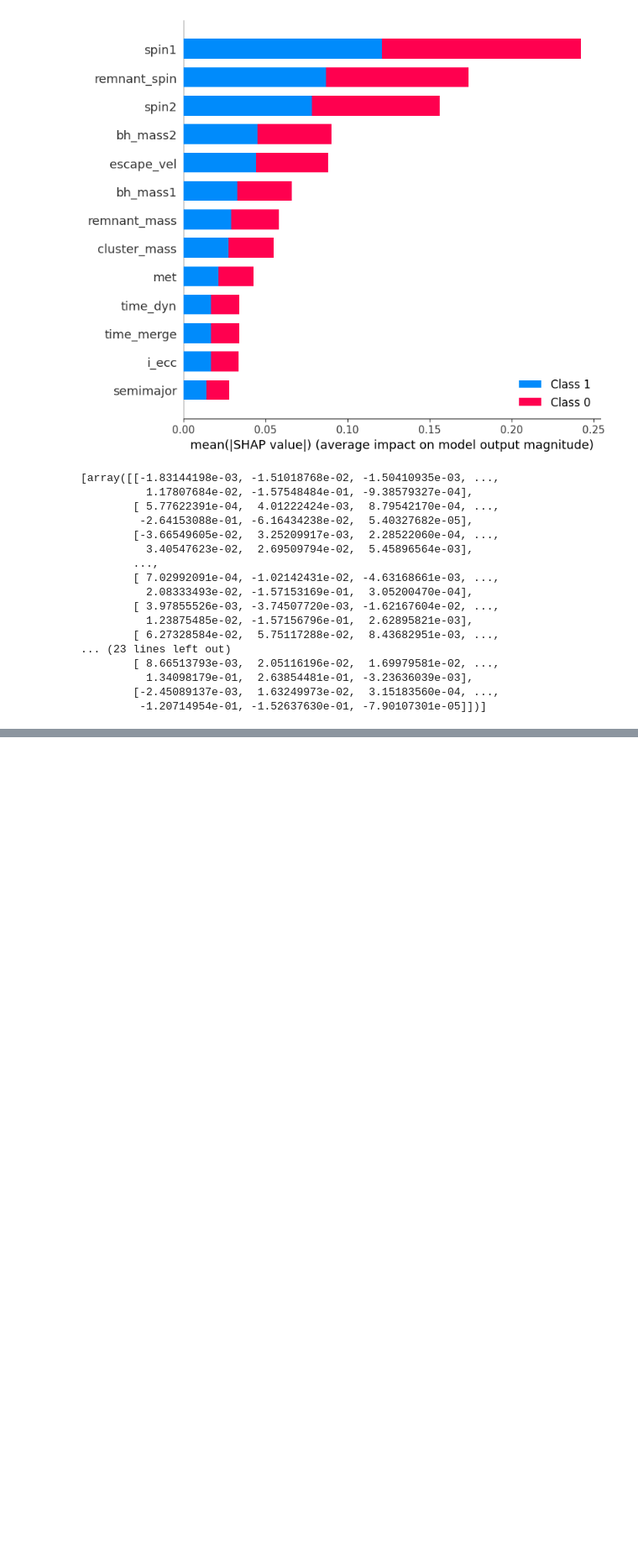
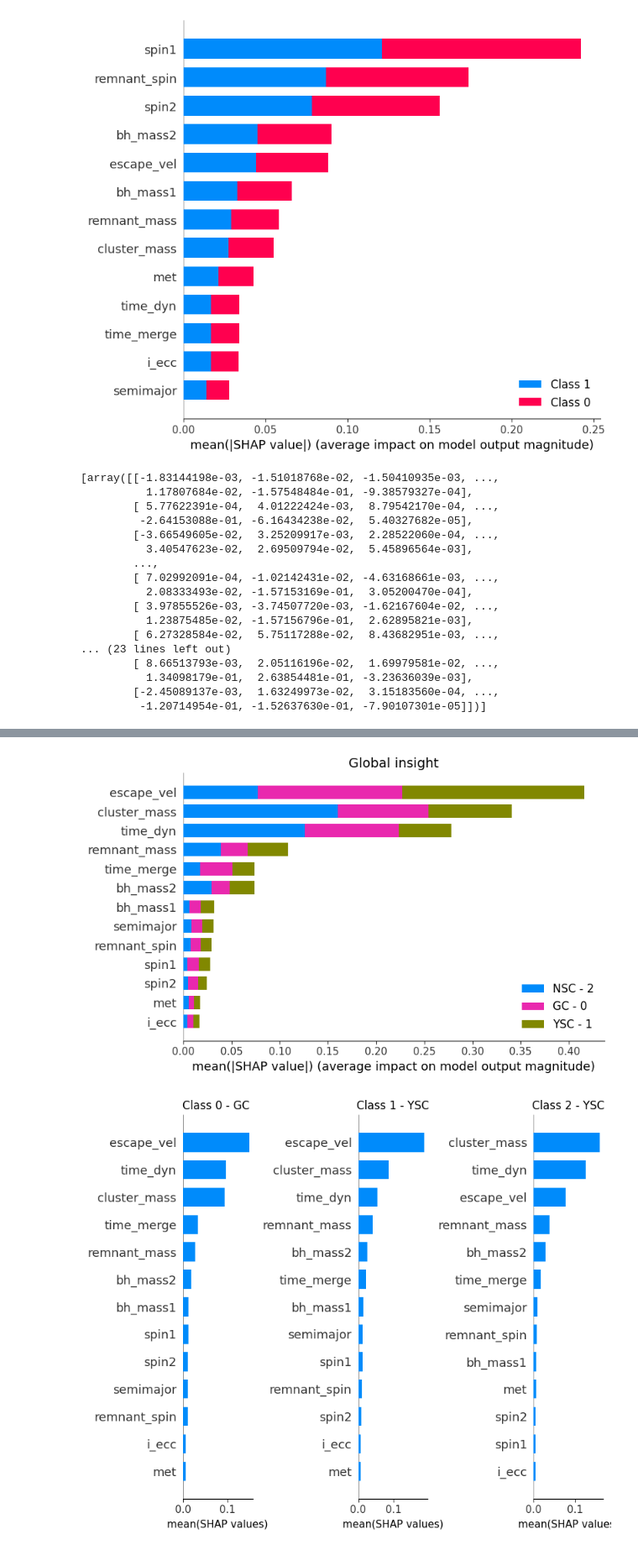
Before and after one commit to EugeniaBoccanera/hm_bbh, a Jupyter notebook: project_v1.ipynb, the cells around one changed output, grey strips where cells are left out. Shown at 84% size. Cells and saved outputs as stored; diff of their text form; code cells hidden in the pictures; blank space fills up the shorter version.

```diff
--- a/project_v1.ipynb
+++ b/project_v1.ipynb
@@ -619,3 +834,8 @@ plot_shap(shap_values, X_test, n_sample=100)
+# %%
+plot_shap_bar(shap_values, X_test, n_sample=100)
+# %% [output]
+[figure, added]
+[figure, added]
 # %%
 fig = plt.figure()
 
```
Also changed, not shown: parts of 10 cells of this notebook.
